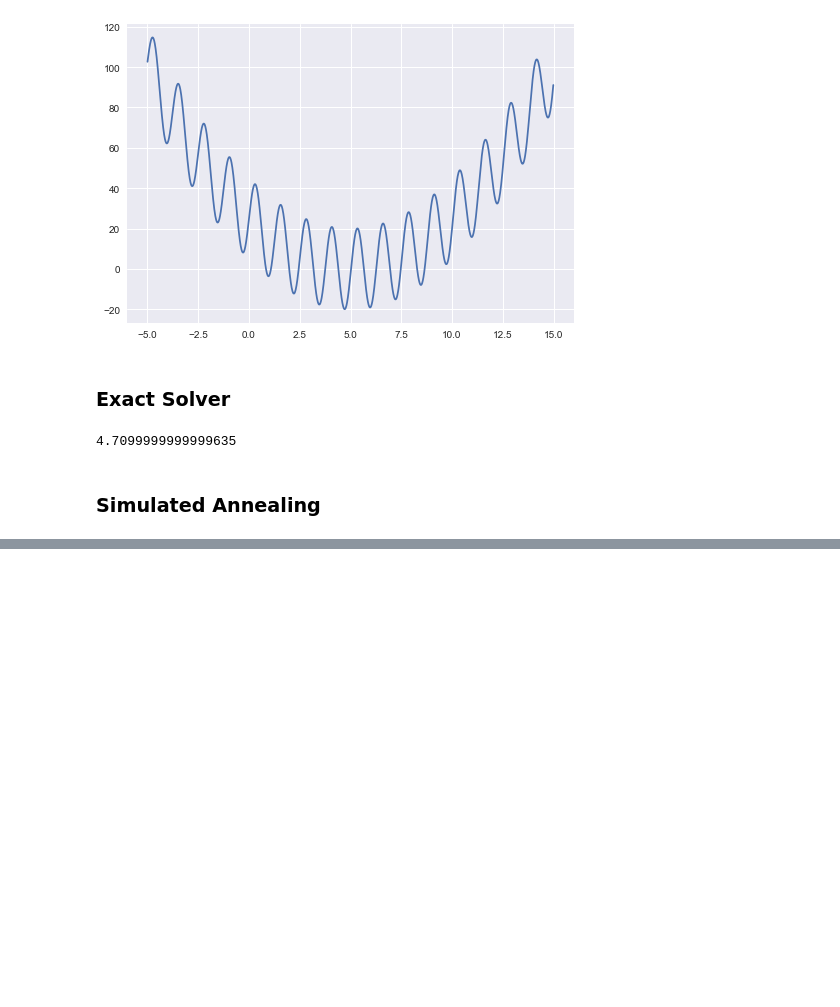
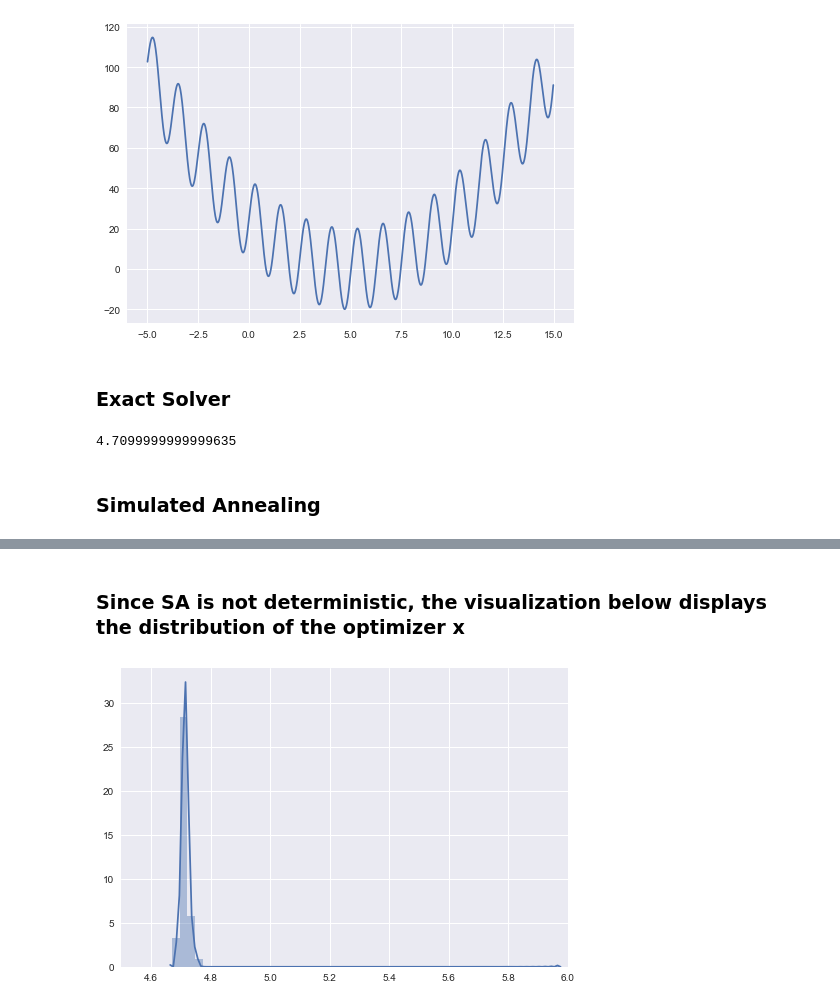
Before and after one commit to fai-huntrakool/OptimizationTIT, a Jupyter notebook: SimulatedAnnealing.ipynb, the cells around one changed output, grey strips where cells are left out. Cells and saved outputs as stored; diff of their text form; code cells hidden in the pictures; blank space fills up the shorter version.

```diff
--- a/SimulatedAnnealing.ipynb
+++ b/SimulatedAnnealing.ipynb
@@ -78,0 +93,2 @@ Text(0.5, 1.0, 'Costs')
+# %% [markdown]
+### Since SA is not deterministic, the visualization below displays the distribution of the optimizer x
@@ -78,0 +101,6 @@ Text(0.5, 1.0, 'Costs')
+# %%
+sns.distplot(res)
+plt.xlim(4.5,6)
+plt.show()
+# %% [output]
+[figure, added]
```
Also changed, not shown: parts of 9 cells of this notebook, 1 other file.
